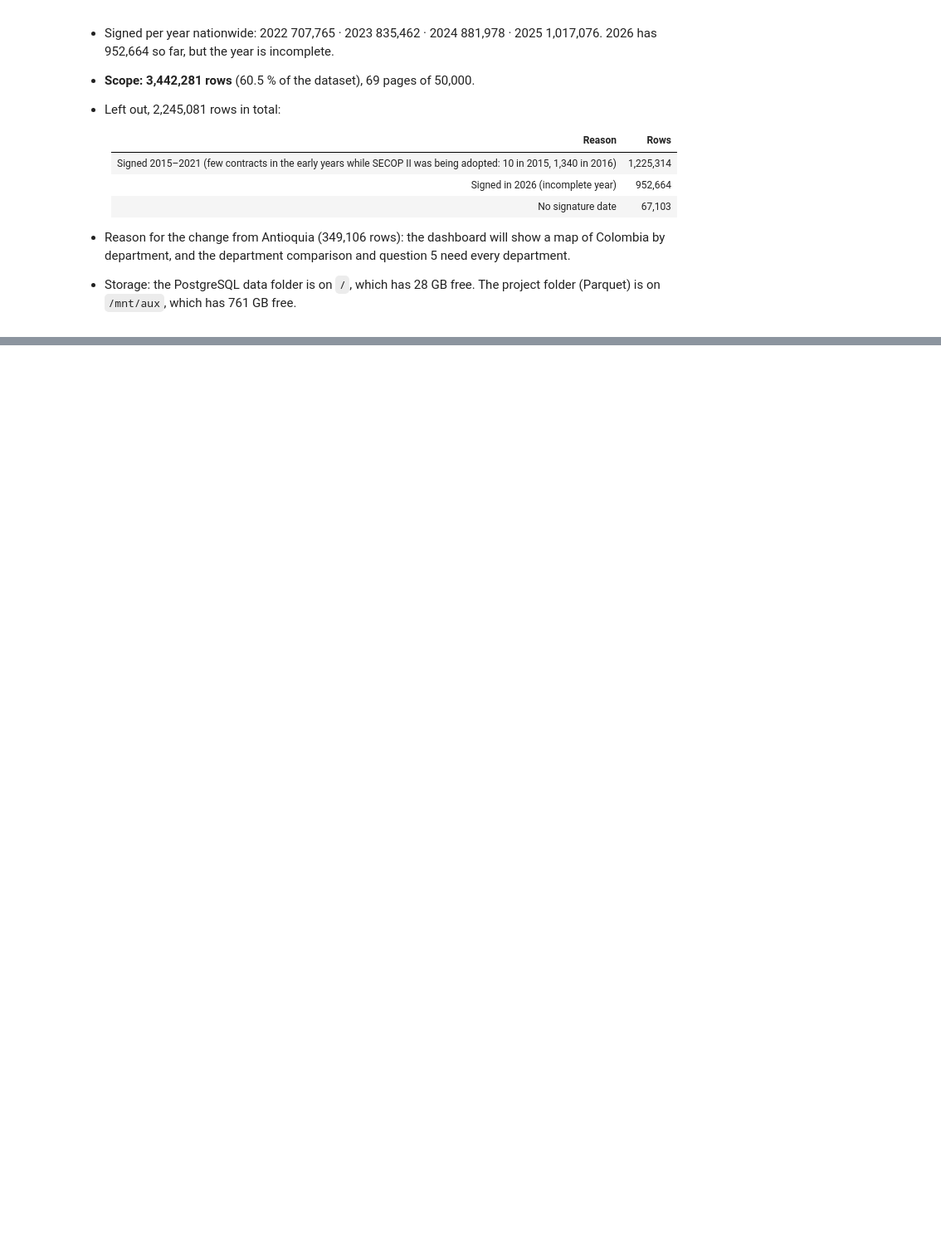
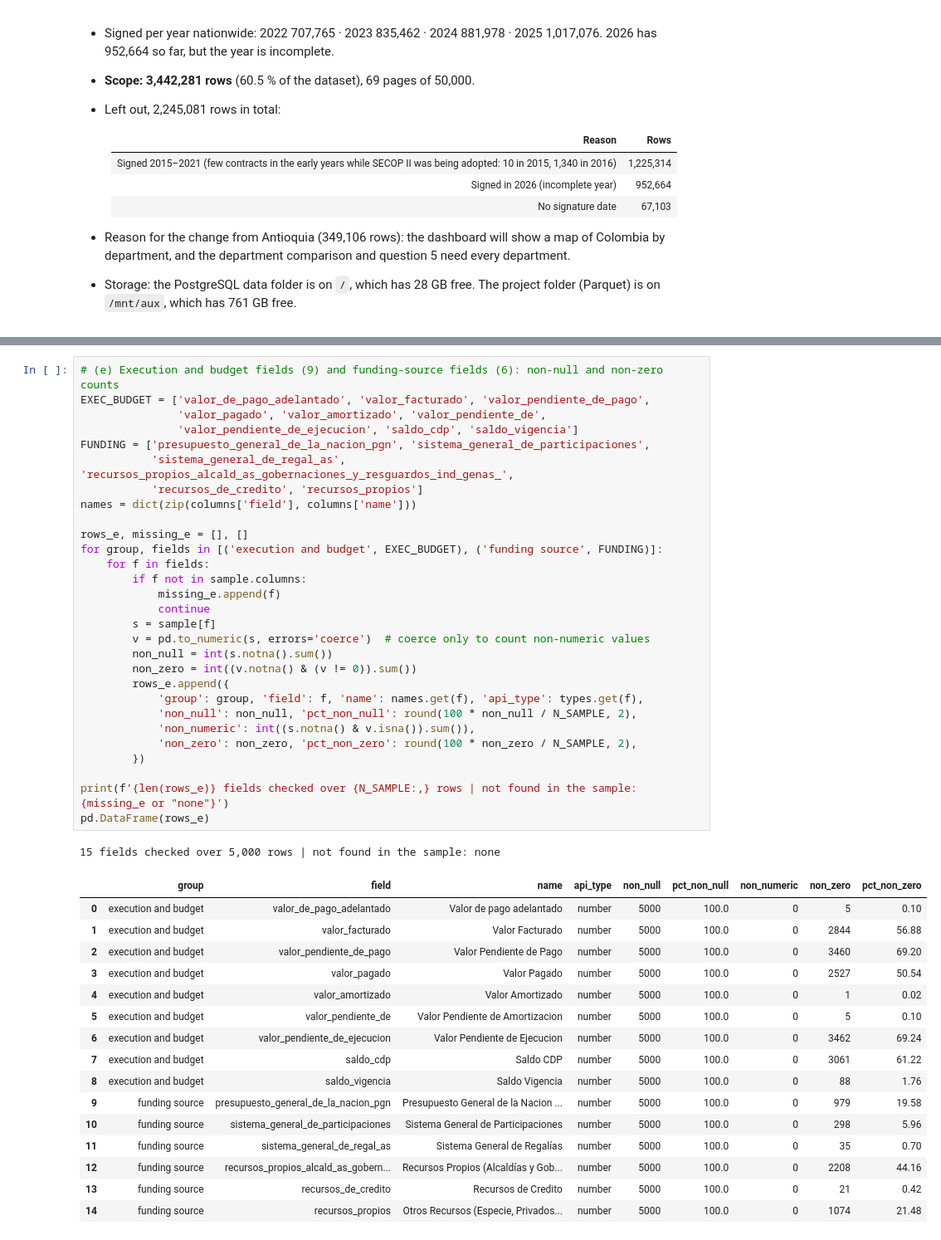
Before and after one commit to Dvargasar6/SecopII_project, a Jupyter notebook: notebooks/01_exploracion.ipynb, the cells around one changed output, grey strips where cells are left out. Shown at 83% size. Saved outputs shown, nothing was run; the diff lists cells and outputs as text; blank space fills up the shorter version.

```diff
--- a/notebooks/01_exploracion.ipynb
+++ b/notebooks/01_exploracion.ipynb
@@ -748,0 +994,47 @@ Other useful fields: `dias_adicionados` (number), `duraci_n_del_contrato` (text
+# %%
+# (e) Execution and budget fields (9) and funding-source fields (6): non-null and non-zero counts
+EXEC_BUDGET = ['valor_de_pago_adelantado', 'valor_facturado', 'valor_pendiente_de_pago',
+               'valor_pagado', 'valor_amortizado', 'valor_pendiente_de',
+               'valor_pendiente_de_ejecucion', 'saldo_cdp', 'saldo_vigencia']
+FUNDING = ['presupuesto_general_de_la_nacion_pgn', 'sistema_general_de_participaciones',
+           'sistema_general_de_regal_as', 'recursos_propios_alcald_as_gobernaciones_y_resguardos_ind_genas_',
+           'recursos_de_credito', 'recursos_propios']
+names = dict(zip(columns['field'], columns['name']))
+
+rows_e, missing_e = [], []
+for group, fields in [('execution and budget', EXEC_BUDGET), ('funding source', FUNDING)]:
+    for f in fields:
+        if f not in sample.columns:
+            missing_e.append(f)
+            continue
+        s = sample[f]
+        v = pd.to_numeric(s, errors='coerce')  # coerce only to count non-numeric values
+        non_null = int(s.notna().sum())
+        non_zero = int((v.notna() & (v != 0)).sum())
+        rows_e.append({
+            'group': group, 'field': f, 'name': names.get(f), 'api_type': types.get(f),
+            'non_null': non_null, 'pct_non_null': round(100 * non_null / N_SAMPLE, 2),
+            'non_numeric': int((s.notna() & v.isna()).sum()),
+            'non_zero': non_zero, 'pct_non_zero': round(100 * non_zero / N_SAMPLE, 2),
+        })
+
+print(f'{len(rows_e)} fields checked over {N_SAMPLE:,} rows | not found in the sample: {missing_e or "none"}')
+pd.DataFrame(rows_e)
+# %% [output]
+15 fields checked over 5,000 rows | not found in the sample: none
+|  | group | field | name | api_type | non_null | pct_non_null | non_numeric | non_zero | pct_non_zero |
+| 0 | execution and budget | valor_de_pago_adelantado | Valor de pago adelantado | number | 5000 | 100.0 | 0 | 5 | 0.10 |
+| 1 | execution and budget | valor_facturado | Valor Facturado | number | 5000 | 100.0 | 0 | 2844 | 56.88 |
+| 2 | execution and budget | valor_pendiente_de_pago | Valor Pendiente de Pago | number | 5000 | 100.0 | 0 | 3460 | 69.20 |
+| 3 | execution and budget | valor_pagado | Valor Pagado | number | 5000 | 100.0 | 0 | 2527 | 50.54 |
+| 4 | execution and budget | valor_amortizado | Valor Amortizado | number | 5000 | 100.0 | 0 | 1 | 0.02 |
+| 5 | execution and budget | valor_pendiente_de | Valor Pendiente de Amortizacion | number | 5000 | 100.0 | 0 | 5 | 0.10 |
+| 6 | execution and budget | valor_pendiente_de_ejecucion | Valor Pendiente de Ejecucion | number | 5000 | 100.0 | 0 | 3462 | 69.24 |
+| 7 | execution and budget | saldo_cdp | Saldo CDP | number | 5000 | 100.0 | 0 | 3061 | 61.22 |
+| 8 | execution and budget | saldo_vigencia | Saldo Vigencia | number | 5000 | 100.0 | 0 | 88 | 1.76 |
+| 9 | funding source | presupuesto_general_de_la_nacion_pgn | Presupuesto General de la Nacion ... | number | 5000 | 100.0 | 0 | 979 | 19.58 |
+| 10 | funding source | sistema_general_de_participaciones | Sistema General de Participaciones | number | 5000 | 100.0 | 0 | 298 | 5.96 |
+| 11 | funding source | sistema_general_de_regal_as | Sistema General de Regalías | number | 5000 | 100.0 | 0 | 35 | 0.70 |
+| 12 | funding source | recursos_propios_alcald_as_gobern... | Recursos Propios (Alcaldías y Gob... | number | 5000 | 100.0 | 0 | 2208 | 44.16 |
+| 13 | funding source | recursos_de_credito | Recursos de Credito | number | 5000 | 100.0 | 0 | 21 | 0.42 |
+| 14 | funding source | recursos_propios | Otros Recursos (Especie, Privados... | number | 5000 | 100.0 | 0 | 1074 | 21.48 |
```
Also changed, not shown: parts of 8 cells of this notebook, 1 other file.
